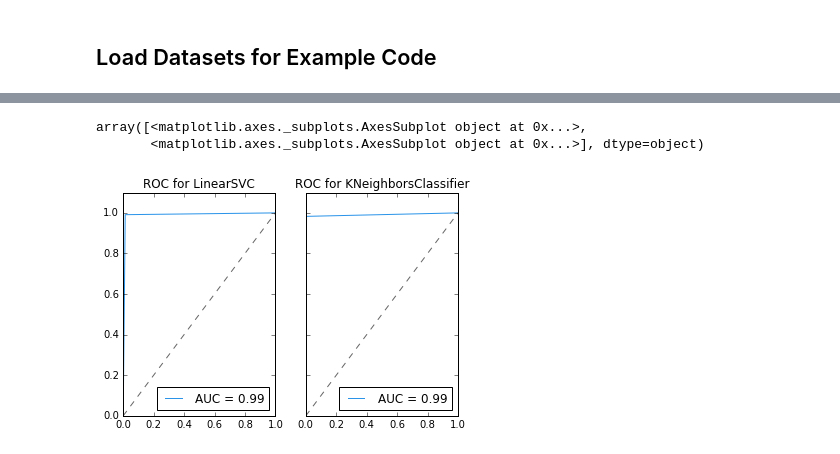
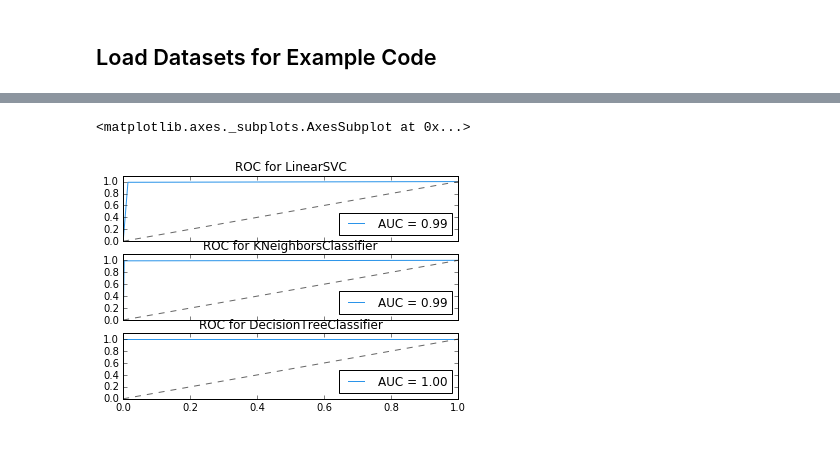
Before and after one commit to DistrictDataLabs/yellowbrick, a Jupyter notebook: examples/examples.ipynb, the cells around one changed output, grey strips where cells are left out. Saved outputs shown, nothing was run; the diff lists cells and outputs as text; code cells hidden in the pictures.

```diff
--- a/examples/examples.ipynb
+++ b/examples/examples.ipynb
@@ -99,13 +100,17 @@ yb.crplot(oclm, oclm_data.y_test, y_pred)
 # %%
 ocknn, ocknn_data = build_model(occupancy, ['temp', 'humid', 'light', 'co2', 'hratio'], 'occupied', KNeighborsClassifier())
-# %%
-yb.rocplot_compare(
-    [oclm, ocknn], [oclm_data.y_test, ocknn_data.y_test],
-    [oclm.predict(oclm_data.X_test), ocknn.predict(ocknn_data.X_test)]
-)
-# %% [output]
-array([<matplotlib.axes._subplots.AxesSubplot object at 0x...>,
-       <matplotlib.axes._subplots.AxesSubplot object at 0x...>], dtype=object)
-[figure, removed]
+# %%
+feats = ['temp', 'humid', 'light', 'co2', 'hratio']
+
+models = [
+    build_model(occupancy, feats, 'occupied', LinearSVC()),
+    build_model(occupancy, feats, 'occupied', KNeighborsClassifier()),
+    build_model(occupancy, feats, 'occupied', DecisionTreeClassifier())
+]
+
+yb.rocplot([model[0] for model in models], occupancy[feats], occupancy['occupied'])
+# %% [output]
+<matplotlib.axes._subplots.AxesSubplot at 0x...>
+[figure, added]
 # %%
 print(ocknn.steps[-1][1])
```
Also changed, not shown: parts of 5 cells of this notebook, 2 other files.
